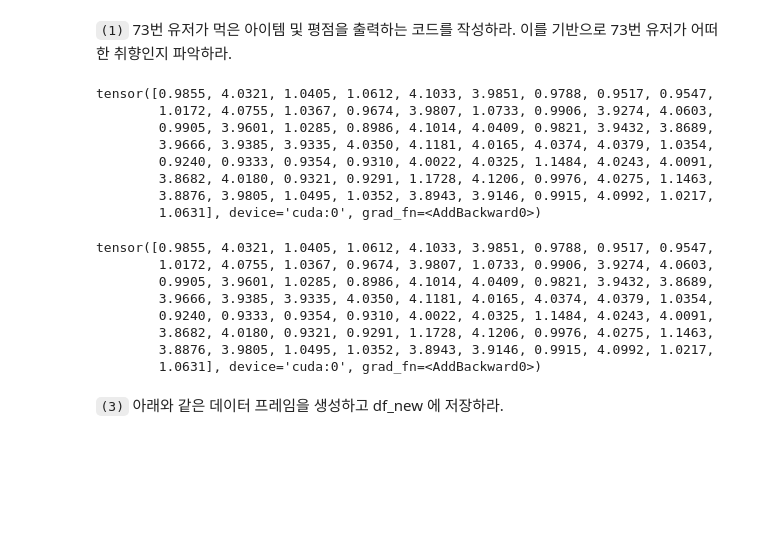
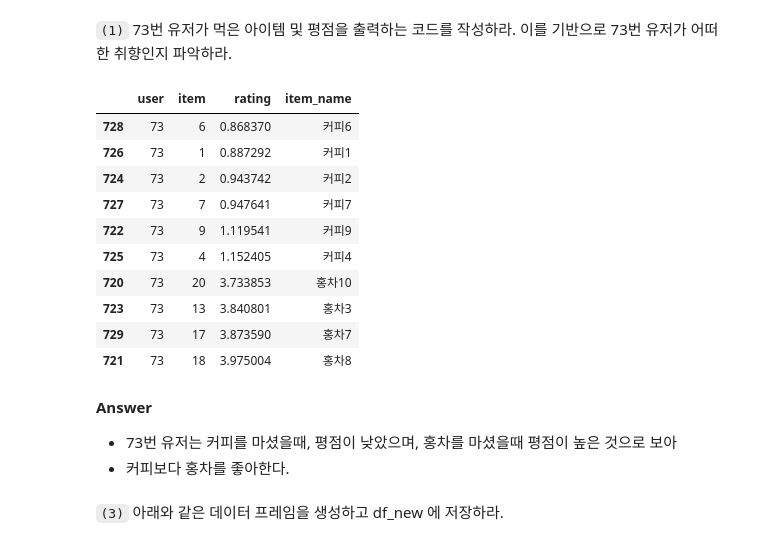
Before and after one commit to seoyeonc/chch, a Jupyter notebook: _notebooks/2022-09-19-ml_Assignment_1.ipynb, the cells around one changed output. Drawn from its saved outputs; the diff is of its cells as text; code cells hidden in the pictures; blank space fills up the shorter version.

```diff
--- a/_notebooks/2022-09-19-ml_Assignment_1.ipynb
+++ b/_notebooks/2022-09-19-ml_Assignment_1.ipynb
@@ -191,27 +225,23 @@ lrnr.fit(30)
 # %% [markdown]
 `(1)` 73번 유저가 먹은 아이템 및 평점을 출력하는 코드를 작성하라. 이를 기반으로 73번 유저가 어떠한 취향인지 파악하라.
-# %%
-lrnr.model(X.to("cuda:0"))
-# %% [output]
-tensor([0.9855, 4.0321, 1.0405, 1.0612, 4.1033, 3.9851, 0.9788, 0.9517, 0.9547,
-        1.0172, 4.0755, 1.0367, 0.9674, 3.9807, 1.0733, 0.9906, 3.9274, 4.0603,
-        0.9905, 3.9601, 1.0285, 0.8986, 4.1014, 4.0409, 0.9821, 3.9432, 3.8689,
-        3.9666, 3.9385, 3.9335, 4.0350, 4.1181, 4.0165, 4.0374, 4.0379, 1.0354,
-        0.9240, 0.9333, 0.9354, 0.9310, 4.0022, 4.0325, 1.1484, 4.0243, 4.0091,
-        3.8682, 4.0180, 0.9321, 0.9291, 1.1728, 4.1206, 0.9976, 4.0275, 1.1463,
-        3.8876, 3.9805, 1.0495, 1.0352, 3.8943, 3.9146, 0.9915, 4.0992, 1.0217,
-        1.0631], device='cuda:0', grad_fn=<AddBackward0>)
-# %%
-lrnr.model(X.to("cuda:0"))
-# %% [output]
-tensor([0.9855, 4.0321, 1.0405, 1.0612, 4.1033, 3.9851, 0.9788, 0.9517, 0.9547,
-        1.0172, 4.0755, 1.0367, 0.9674, 3.9807, 1.0733, 0.9906, 3.9274, 4.0603,
-        0.9905, 3.9601, 1.0285, 0.8986, 4.1014, 4.0409, 0.9821, 3.9432, 3.8689,
-        3.9666, 3.9385, 3.9335, 4.0350, 4.1181, 4.0165, 4.0374, 4.0379, 1.0354,
-        0.9240, 0.9333, 0.9354, 0.9310, 4.0022, 4.0325, 1.1484, 4.0243, 4.0091,
-        3.8682, 4.0180, 0.9321, 0.9291, 1.1728, 4.1206, 0.9976, 4.0275, 1.1463,
-        3.8876, 3.9805, 1.0495, 1.0352, 3.8943, 3.9146, 0.9915, 4.0992, 1.0217,
-        1.0631], device='cuda:0', grad_fn=<AddBackward0>)
+# %%
+df.query("user==73").sort_values("rating")
+# %% [output]
+|  | user | item | rating | item_name |
+| 728 | 73 | 6 | 0.868370 | 커피6 |
+| 726 | 73 | 1 | 0.887292 | 커피1 |
+| 724 | 73 | 2 | 0.943742 | 커피2 |
+| 727 | 73 | 7 | 0.947641 | 커피7 |
+| 722 | 73 | 9 | 1.119541 | 커피9 |
+| 725 | 73 | 4 | 1.152405 | 커피4 |
+| 720 | 73 | 20 | 3.733853 | 홍차10 |
+| 723 | 73 | 13 | 3.840801 | 홍차3 |
+| 729 | 73 | 17 | 3.873590 | 홍차7 |
+| 721 | 73 | 18 | 3.975004 | 홍차8 |
+# %% [markdown]
+**Answer**
+- 73번 유저는 커피를 마셨을때, 평점이 낮았으며, 홍차를 마셨을때 평점이 높은 것으로 보아
+- 커피보다 홍차를 좋아한다.
 # %% [markdown]
 `(3)` 아래와 같은 데이터 프레임을 생성하고 df_new 에 저장하라.
 # %%
```
Also changed, not shown: parts of 38 cells of this notebook, 3 other files.
